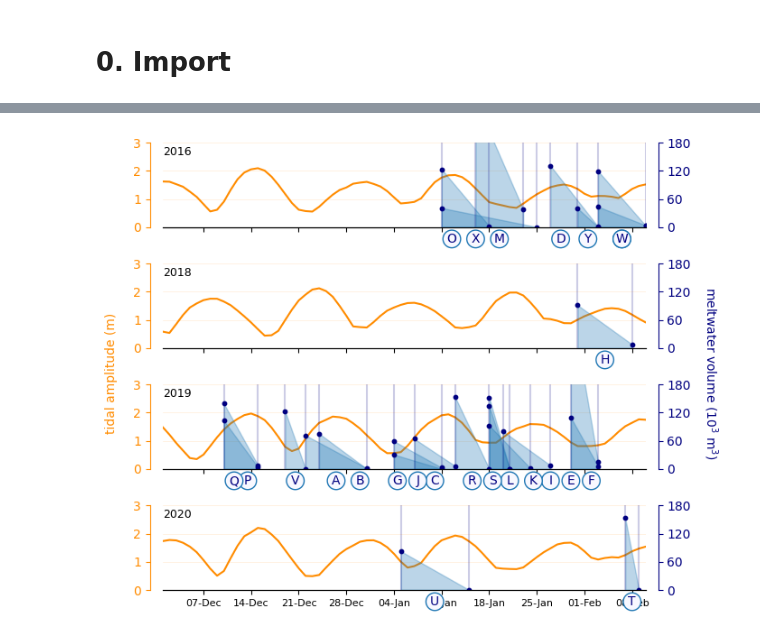
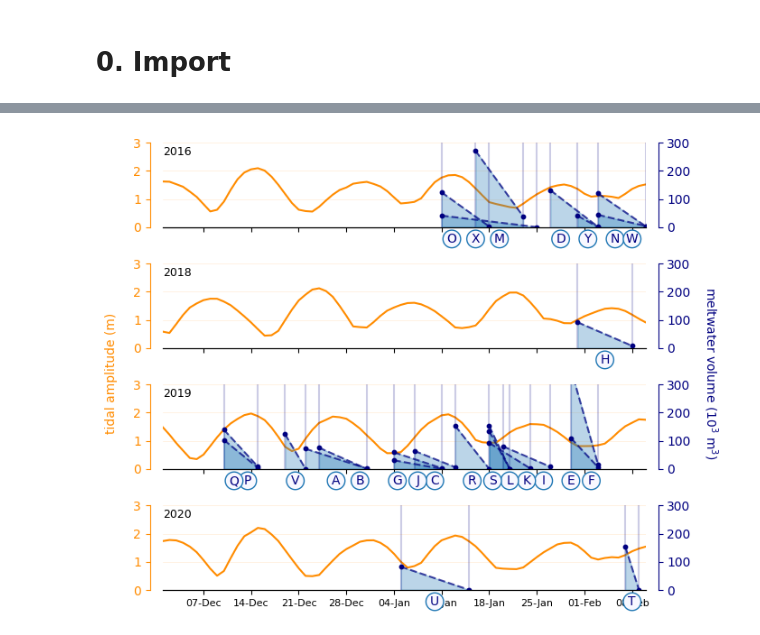
Before and after one commit to js-chemE/HydrofractureShackleton_2023, a Jupyter notebook: plot_figures/figure03.ipynb, the cells around one changed output, grey strips where cells are left out. Drawn from its saved outputs; the diff is of its cells as text; code cells hidden in the pictures.

```diff
--- a/plot_figures/figure03.ipynb
+++ b/plot_figures/figure03.ipynb
@@ -86,21 +86,23 @@ def set_offset(label: str) -> float:
 
         if label in ["E", "D", "O", "X"]:
             return -2
-        elif label in ["A", "S", "Q"]:
+        elif label in ["A", "S", "Q", "N"]:
             return -1
-        elif label in ["L"]:
+        elif label in ["L", "W"]:
             return 1.5
 
-        elif label in ["F", "P"]:
+        elif label in ["F", "P", "W"]:
             return 1
-        elif label in ["B", "I", "K"]:
+        elif label in ["I", "K"]:
+            return 2.5
+        elif label in ["B"]:
             return 3.5
         else:
             return 0
 # %%
 ymin = 0
 ymax = 3
-ymax_volume = 180
+ymax_volume = 300
 y_label = -0.2
 
 color_tide = "darkorange"
@@ -110,6 +112,10 @@ years = [2016, 2018, 2019, 2020]
 months = [11, 12, 1, 2]
 fig, axes = plt.subplots(len(years), 1, figsize=(18 / 2.54, 14 / 2.54), sharex=True)
 for i_year, year in enumerate(years):
+    if i_year == 3:
+        y_offset = -0.5
+    else:
+        y_offset = 0.0
     events_year = events.query("year == @year").copy()
     tides_year = tides.query("year == @year").copy()
     tides_year = tides_year.query("plotting_month in @months").copy()
@@ -149,7 +155,7 @@ for i_year, year in enumerate(years):
     for row in events_year.iterrows():
         ax.text(
             row[1]["midpoint_timestamp"] + pd.DateOffset(years=2020 - year),
-            y_label,
+            y_label + y_offset,
             row[1]["label"],
             ha="center",
             va="top",
@@ -161,7 +167,7 @@ for i_year, year in enumerate(years):
         ax_.plot(
             [row[1]["date-0 plotting"],
             row[1]["date-1 plotting"]],
-            [row[1]["volume-0"], row[1]["volume-0"]],
+            [row[1]["volume-0"] / 1e3, row[1]["volume-1"] / 1e3],
             color = color_water,
             ls = "--", alpha = 0.7, zorder = 10)
 
@@ -178,7 +184,7 @@ for i_year, year in enumerate(years):
 
 
     ax_.set_ylim(0, ymax_volume)
-    ax_.yaxis.set_major_locator(ticker.MultipleLocator(60))
+    ax_.yaxis.set_major_locator(ticker.MultipleLocator(100))
     ax_.yaxis.set_minor_locator(ticker.AutoMinorLocator(1))
     ax_.spines.right.set_position(("outward", 10))
     ax_.spines.right.set_color(color_water)
@@ -187,31 +193,31 @@ for i_year, year in enumerate(years):
     ax_.spines.top.set_visible(False)
     for d in pd.concat([events_year["start_date"], events_year["end_date"]]).unique():
         ax_.axvline(
             pd.Timestamp(d) + pd.DateOffset(years=2020 - int(year)), ls="-", color=color_water, alpha=0.2, lw = 1.5, zorder = 2
         )
 
 
 
 ax = axes.ravel()[0]
 ax.xaxis.set_major_locator(mdates.WeekdayLocator(byweekday=MO, interval=1))
 ax.xaxis.set_major_formatter(mdates.DateFormatter("%d-%b"))
 ax.set_xlim([datetime(2020, 12, 1), datetime(2021, 2, 10)])
 
 fig.text(0.02, 0.5, r"tidal amplitude (m)", ha="left", va="center", color=color_tide, rotation=90)
 fig.text(
     0.98,
     0.5,
     r"meltwater volume ($10^3$ m$^3$)",
     ha="right",
     va="center",
     color=color_water,
     rotation=-90,
 )
 
 plt.tight_layout()
 plt.subplots_adjust(left=0.11, right=0.865)
 fig.savefig(os.path.join(figure_folder, "figure_03.pdf"), dpi=300)
 fig.savefig(os.path.join(figure_folder, "figure_03.png"), dpi=300)
 plt.show()
 # %% [output]
-[figure, old version]
+[figure, new version]
```
Also changed, not shown: parts of 2 cells of this notebook, 4 other files.
